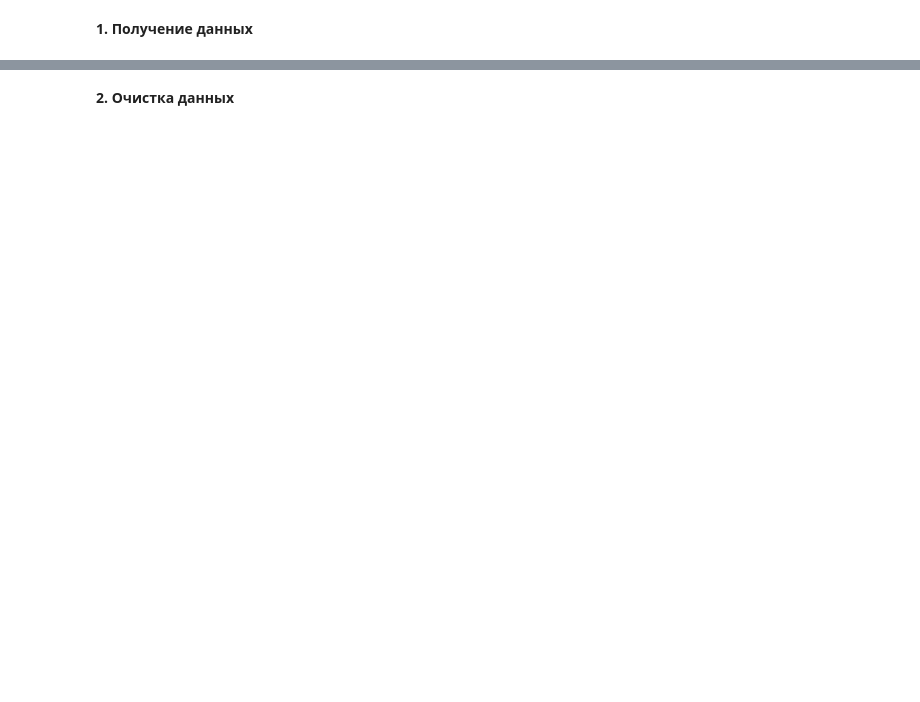
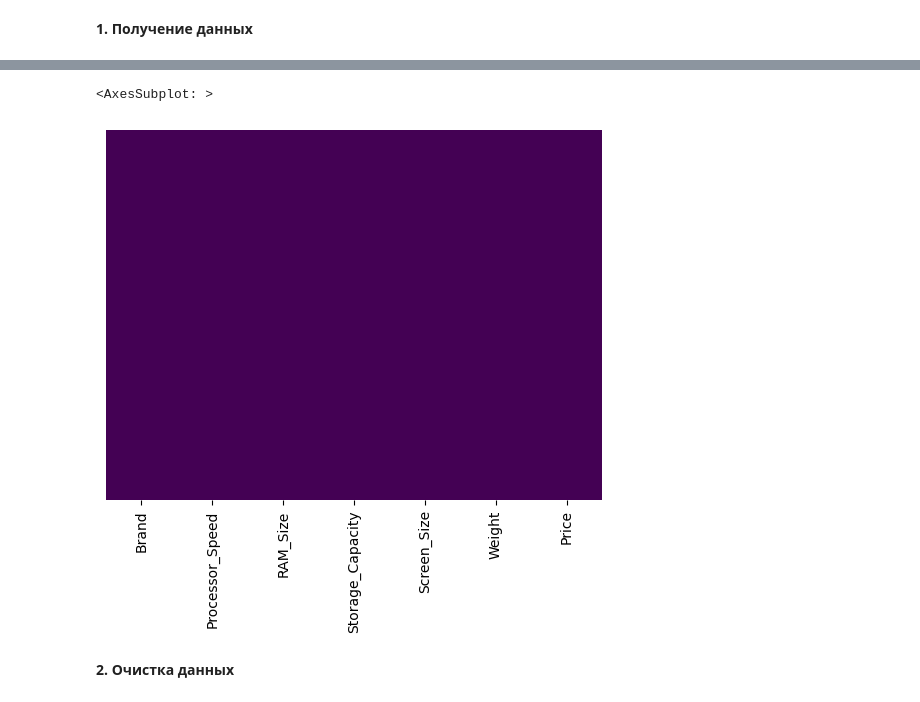
Before and after one commit to Kanad4s/NSU-Projects, a Jupyter notebook: TPNS/Preprocessing/laptop.ipynb, the cells around one changed output, grey strips where cells are left out. Cells and saved outputs as stored; diff of their text form; code cells hidden in the pictures; blank space fills up the shorter version.

```diff
--- a/TPNS/Preprocessing/laptop.ipynb
+++ b/TPNS/Preprocessing/laptop.ipynb
@@ -34,5 +34,10 @@ for i in range(len(data_set.columns)):
 дубликатов Screen_Size: 0
 дубликатов Weight: 0
 дубликатов Price: 0
+# %%
+sns.heatmap(data_set.isnull(),yticklabels=False,cbar=False,cmap='viridis')
+# %% [output]
+<AxesSubplot: >
+[figure, added]
 # %% [markdown]
 **2. Очистка данных**
```
Also changed, not shown: parts of 24 cells of this notebook.
